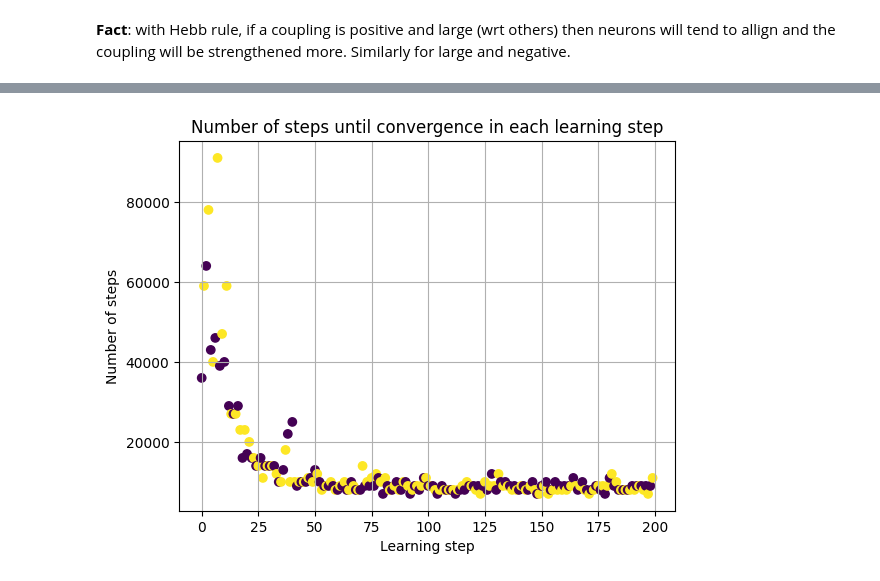
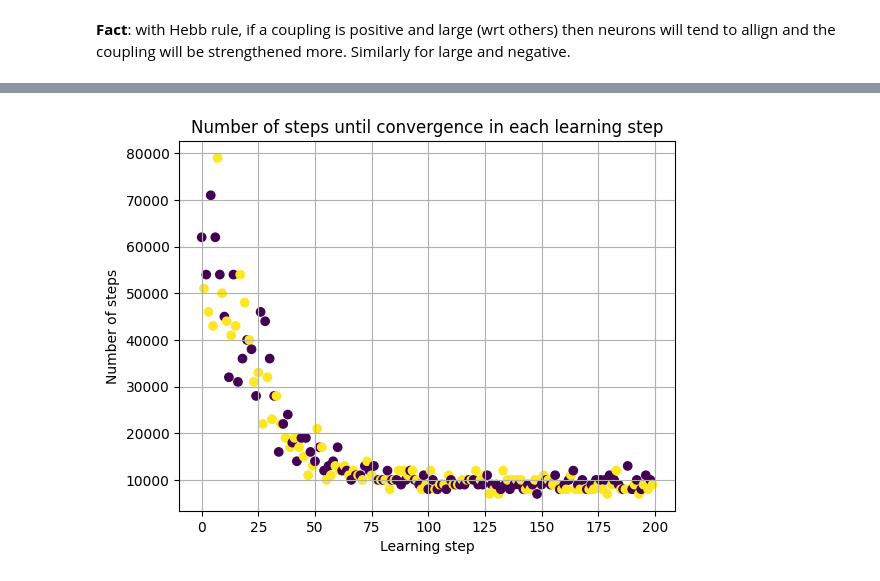
Before and after one commit to mattia-scardecchia/Hopfield-Chain, a Jupyter notebook: notebooks/hebb.ipynb, the cells around one changed output, grey strips where cells are left out. Saved outputs shown, nothing was run; the diff lists cells and outputs as text; code cells hidden in the pictures.

```diff
--- a/notebooks/hebb.ipynb
+++ b/notebooks/hebb.ipynb
@@ -261,6 +287,7 @@ Similarity between trained representations and the representations used for the
 **Fact**: with Hebb rule, if a coupling is positive and large (wrt others) then neurons will tend to allign and the coupling will be strengthened more. Similarly for large and negative.
 # %%
 # bg
+N = 1000
 log_interval = max_steps
 model = initialize_classifier(
     N,
@@ -276,8 +303,13 @@ model = initialize_classifier(
     rng,
 )
 
+seed = 0
+rng = np.random.default_rng(seed)
+
+C = 2
+targets = [np.sign(rng.standard_normal(N)).astype(int) for _ in range(C)]
 P = 2
-inputs = [np.sign(np.random.randn(N)).astype(int) for _ in range(P)]
+inputs = [np.sign(rng.standard_normal(N)).astype(int) for _ in range(P)]
 # idxs = rng.integers(0, C, P)
 idxs = [0] * (P // 2) + [1] * (P - P // 2)
 labels = [targets[idx] for idx in idxs]
@@ -287,4 +319,5 @@ labels = [targets[idx] for idx in idxs]
 initial_guess = np.sign(np.random.randn(N)).astype(int)
 label_step_interval = 1
 learning_steps = 100 * P
-lr = 0.0003
+lr = 0.00015
+eval_interval = 10 * P
@@ -314,5 +324,16 @@ Similarity of prediction to initial guess: 0.565
 # %%
 convergeds, steps, idxs = [], [], []
+(
+    eval_steps,
+    eval_convergeds,
+    eval_similarities_to_target,
+    eval_similarities_to_initial_guess,
+) = (
+    [],
+    [],
+    [],
+    [],
+)
 
 for i in tqdm(range(learning_steps)):
     # idx = rng.integers(0, P)
@@ -328,3 +349,18 @@ for i in tqdm(range(learning_steps)):
     #     plot_dynamics_and_coupling_stats(model)
     model.ensemble_logger.log_fixed_point(model.ensemble)
     model.reset_state_and_loggers(keep_fixed_points=True)
+
+    if (i + 1) % eval_interval == 0:
+        buffer_convergeds, buffer_sim_target, buffer_sim_init = [], [], []
+        for _ in range(3):
+            guess = np.sign(rng.standard_normal(N)).astype(int)
+            converged_count, similarity_to_target, similarity_to_initial_guess = eval(
+                model, inputs, labels, guess, label_step_interval, rng
+            )
+            buffer_convergeds.append(converged_count)
+            buffer_sim_target.append(similarity_to_target)
+            buffer_sim_init.append(similarity_to_initial_guess)
+        eval_steps.append(i)
+        eval_convergeds.append(np.mean(buffer_convergeds))
+        eval_similarities_to_target.append(np.mean(buffer_sim_target, axis=0))
+        eval_similarities_to_initial_guess.append(np.mean(buffer_sim_init, axis=0))
@@ -331,15 +385,15 @@ for i in tqdm(range(learning_steps)):
 # %%
 if sum(convergeds) != len(convergeds):
     print(
         f"Not all steps converged: {sum(convergeds)} / {len(convergeds) * 100:.2f}% did."
     )
-plt.scatter(range(learning_steps), steps, c=idxs)
+plt.scatter(range(len(steps)), steps, c=idxs)
 plt.title("Number of steps until convergence in each learning step")
 plt.xlabel("Learning step")
 plt.ylabel("Number of steps")
 # plt.xticks(range(learning_steps))
 plt.grid()
 plt.show()
 # %% [output]
-[figure, old version]
+[figure, new version]
 # %%
```
Also changed, not shown: parts of 8 cells of this notebook.
